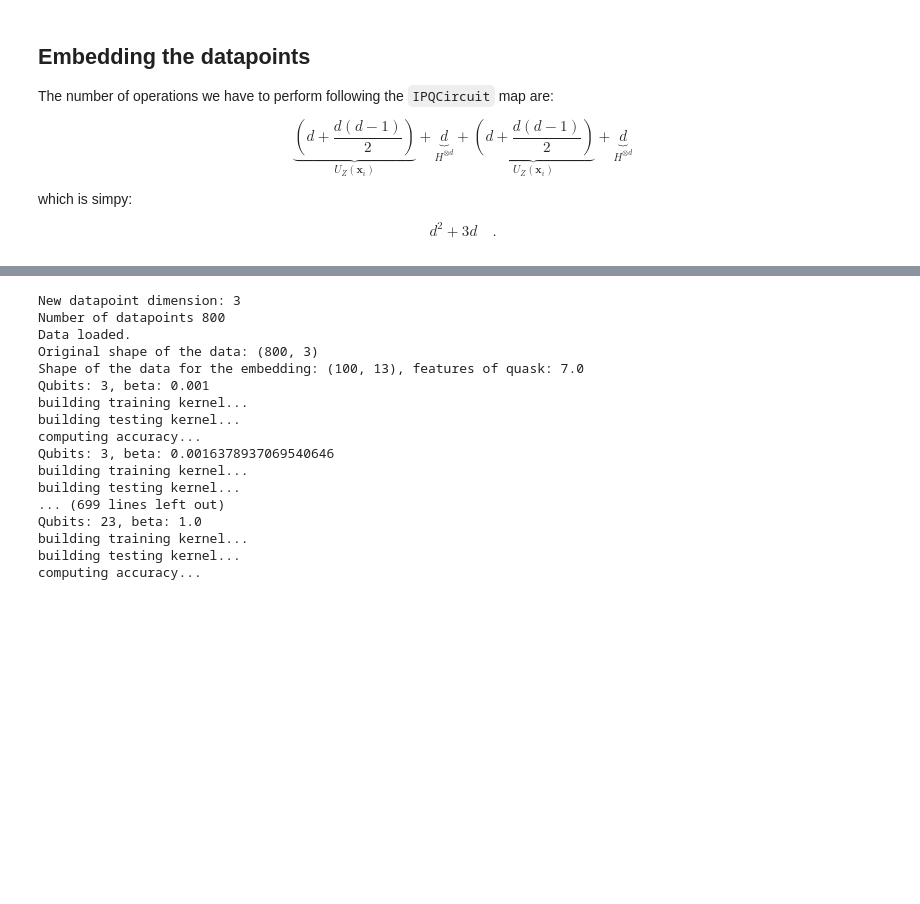
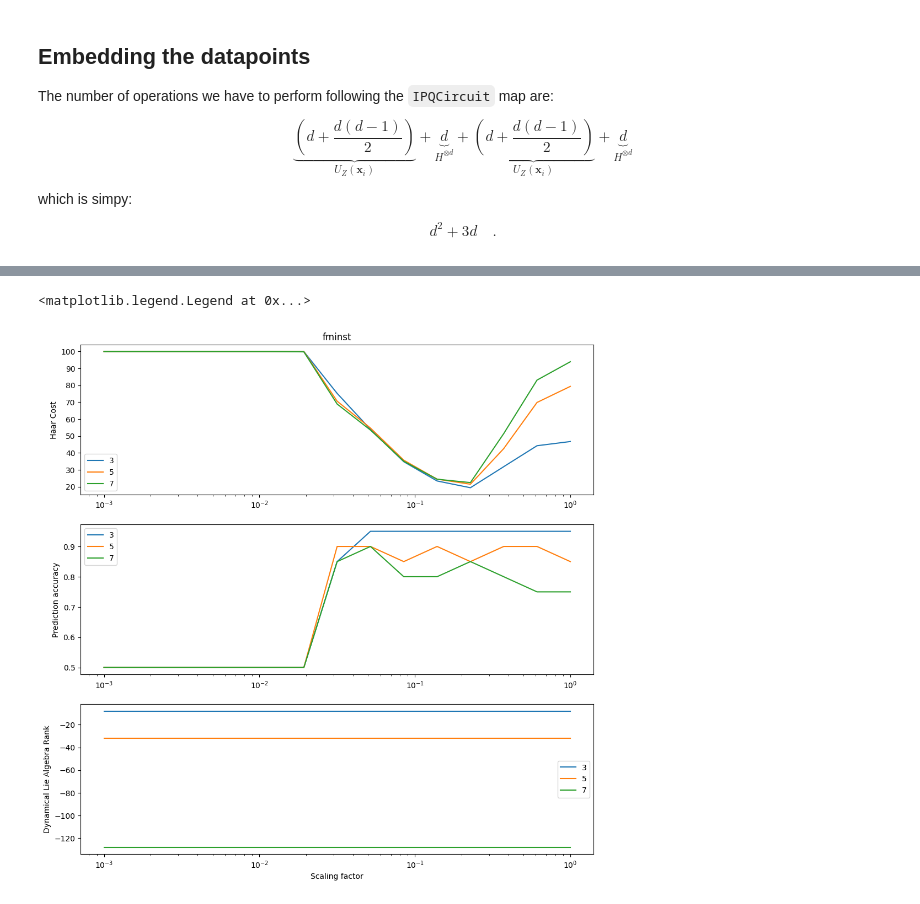
Before and after one commit to CERN-IT-INNOVATION/olqti-summer-school-2024, a Jupyter notebook: quantum_computing_applications_and_use_cases/kernel-bandwidth-in-QML.ipynb, the cells around one changed output, grey strips where cells are left out. Saved outputs shown, nothing was run; the diff lists cells and outputs as text; code cells hidden in the pictures; blank space fills up the shorter version.

```diff
--- a/quantum_computing_applications_and_use_cases/kernel-bandwidth-in-QML.ipynb
+++ b/quantum_computing_applications_and_use_cases/kernel-bandwidth-in-QML.ipynb
@@ -320,0 +349,20 @@ def accuracy_computation(K_train, K_test, y_train, y_test):
+# %%
+n_tr = 800
+num_qubits = [3,5,7,9,11,13,15,17,19,21,23]
+# let us sweep for different values of the bandwidth
+bandwidths = np.logspace(-3,0, 15).tolist()
+accuracy_qubit = []
+for d in num_qubits:
+    X_train, X_test, y_train, y_test = create_dataset(N_TRAIN=n_tr, features_DIM=d)
+    print(f"Original shape of the data: {X_train.shape}")
+    accuracy_beta = []
+    for beta in bandwidths:
+        print(f"Qubits: {d}, beta: {beta}")
+        print("building training kernel...")
+        K_train = rbf_kernel(X_train, X_train, gamma=beta)
+        print("building testing kernel...")
+        K_test = rbf_kernel(X_test, X_train, gamma=beta)
+        print("computing accuracy...")
+        accuracy = accuracy_computation(K_train, K_test, y_train, y_test)
+        accuracy_beta.append(accuracy)
+    accuracy_qubit.append(accuracy_beta)
@@ -321,15 +462,31 @@ def accuracy_computation(K_train, K_test, y_train, y_test):
+# %%
+# plot the results
+fig, axs = plt.subplots(3,1, figsize=(12,12))
+for cost_he, d in zip(cost_he_qubit, num_qubits):
+    axs[0].plot(bandwidths, cost_he, label=f"{d}")
+axs[0].set_xscale('log')
+axs[0].set_title("fminst")
+axs[0].set_ylabel("Haar Cost")
+axs[0].legend()
+for acc, d in zip(accuracy_qubit, num_qubits):
+    axs[1].plot(bandwidths, acc, label=f"{d}")
+axs[1].set_xscale('log')
+axs[1].set_ylabel("Prediction accuracy")
+axs[1].legend()
+for cost_lre, d in zip(cost_lre_qubit, num_qubits):
+    axs[2].plot(bandwidths, cost_lre, label=f"{d}")
+axs[2].set_xscale('log')
+axs[2].set_xlabel("Scaling factor")
+axs[2].set_ylabel("Dynamical Lie Algebra Rank")
+axs[2].legend()
+# %% [output]
+<matplotlib.legend.Legend at 0x...>
+[figure, added]
 # %%
-num_datapoints = [100,500,1000]
-n_tr = 800
-num_qubits = [3,5,7,9,11,13,15,17,19,21,23]
-# let us sweep for different values of the bandwidth
-bandwidths = np.logspace(-3,0, 15).tolist()
-accuracy_qubit = []
 for d in num_qubits:
-# for n_tr in num_datapoints:
-    features_quask = d + d*(d-1)/2 + 1
+    # features_quask = d + d*(d-1)/2 + 1
     # features_quask = 2*d - 1
-    operations_quask = d**2 + 3*d
+    # operations_quask = d**2 + 3*d
     # operations_quask = 2*d - 1
 
     X_train, X_test, y_train, y_test = create_dataset(N_TRAIN=n_tr, features_DIM=d)
@@ -367,21 +524,3 @@ for d in num_qubits:
     #     accuracy = accuracy_computation(K_train, K_test, y_train, y_test)
     #     accuracy_beta.append(accuracy)
     # accuracy_qubit.append(accuracy_beta)
-# %% [output]
-New datapoint dimension: 3
-Number of datapoints 800
-Data loaded.
-Original shape of the data: (800, 3)
-Shape of the data for the embedding: (100, 13), features of quask: 7.0
-Qubits: 3, beta: 0.001
-building training kernel...
-building testing kernel...
-computing accuracy...
-Qubits: 3, beta: 0.0016378937069540646
-building training kernel...
-building testing kernel...
-... (699 lines left out)
-Qubits: 23, beta: 1.0
-building training kernel...
-building testing kernel...
-computing accuracy...
```
Also changed, not shown: parts of 12 cells of this notebook.
